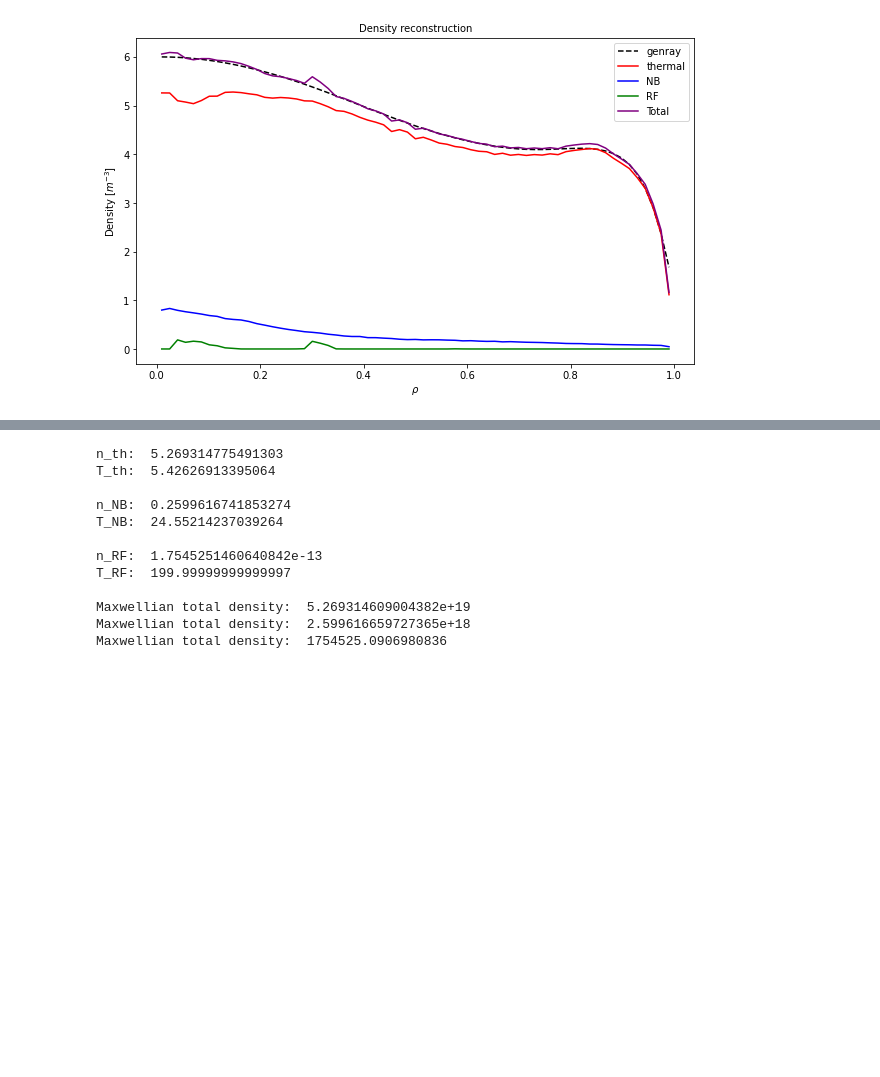
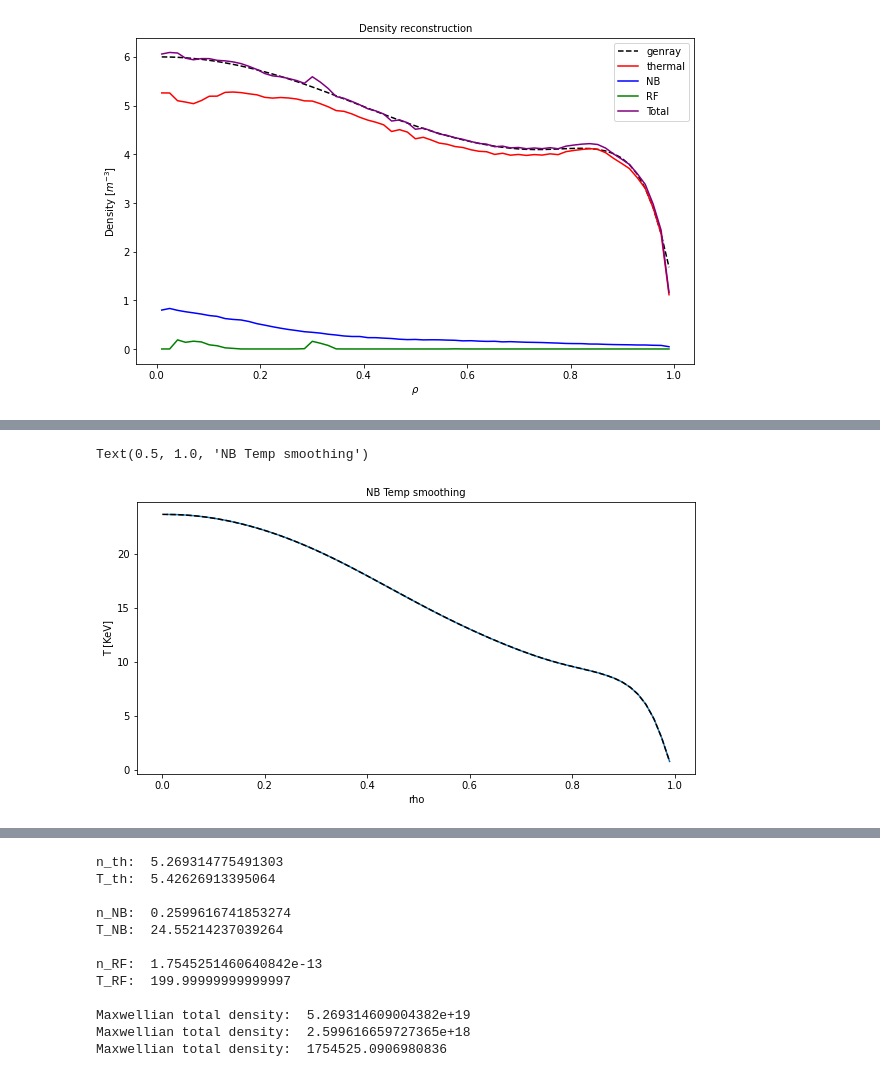
Before and after one commit to vandelij/genray_cql3d_plots, a Jupyter notebook: shots/147634/scan_beam_and_RF/beam_5_RF_testing/make_distrobution.ipynb, the cells around one changed output, grey strips where cells are left out. Drawn from its saved outputs; the diff is of its cells as text; code cells hidden in the pictures; blank space fills up the shorter version.

```diff
--- a/shots/147634/scan_beam_and_RF/beam_5_RF_testing/make_distrobution.ipynb
+++ b/shots/147634/scan_beam_and_RF/beam_5_RF_testing/make_distrobution.ipynb
@@ -1187,0 +1188,15 @@ Text(0.5, 1.0, 'NB density smoothing')
+# %%
+# NB temperature
+plt.figure(figsize=(10,5))
+plt.plot(rho, TNB_array)
+
+from scipy.interpolate import interp1d
+TNB_tosave_kev = interp1d(rho, TNB_array, fill_value="extrapolate")(rho_fine)
+plt.plot(rho_fine, TNB_tosave_kev, 'k--')
+plt.xlabel('rho')
+plt.ylabel('T [KeV]')
+plt.title('NB Temp smoothing')
+#plt.plot(rho_fine, 0*TNB_tosave_kev, 'k--')
+# %% [output]
+Text(0.5, 1.0, 'NB Temp smoothing')
+[figure, added]
```
Also changed, not shown: parts of 3 cells of this notebook.
